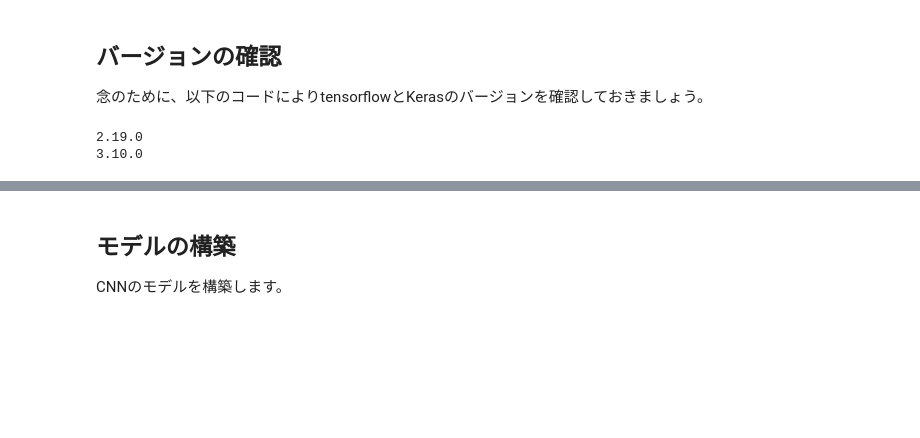
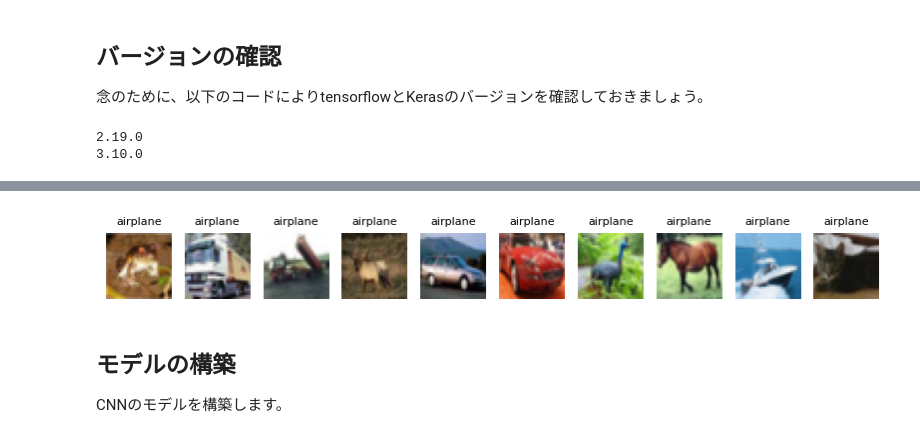
Before and after one commit to OlyKoek/Udemy-AIperfectMaster-colabo, a Jupyter notebook: make_model.ipynb, the cells around one changed output, grey strips where cells are left out. Cells and saved outputs as stored; diff of their text form; code cells hidden in the pictures; blank space fills up the shorter version.

```diff
--- a/make_model.ipynb
+++ b/make_model.ipynb
@@ -35,0 +22,27 @@ Downloading data from https://www.cs.toronto.edu/~kriz/cifar-10-python.tar.gz
+# %%
+# 必要ライブラリ
+import numpy as np
+import matplotlib.pyplot as plt
+
+from keras.datasets import cifar10
+from keras.models import Sequential
+from keras import Input
+from keras.layers import Dense, Dropout, Activation, Flatten, Conv2D, MaxPooling2D
+from keras.optimizers import Adam
+
+# データ読み込み
+(x_train, t_train), (x_test, t_test) = cifar10.load_data()
+import matplotlib.pyplot as plt
+
+classes = ['airplane','automobile','bird','cat','deer',
+           'dog','frog','horse','ship','truck']
+
+plt.figure(figsize=(10,2))
+for i in range(10):
+    plt.subplot(1,10,i+1)
+    plt.imshow(x_train[i])
+    plt.axis("off")
+    plt.title(classes[int(t_train[i].argmax())], fontsize=8)
+plt.show()
+# %% [output]
+[figure, added]
```
Also changed, not shown: parts of 26 cells of this notebook.
